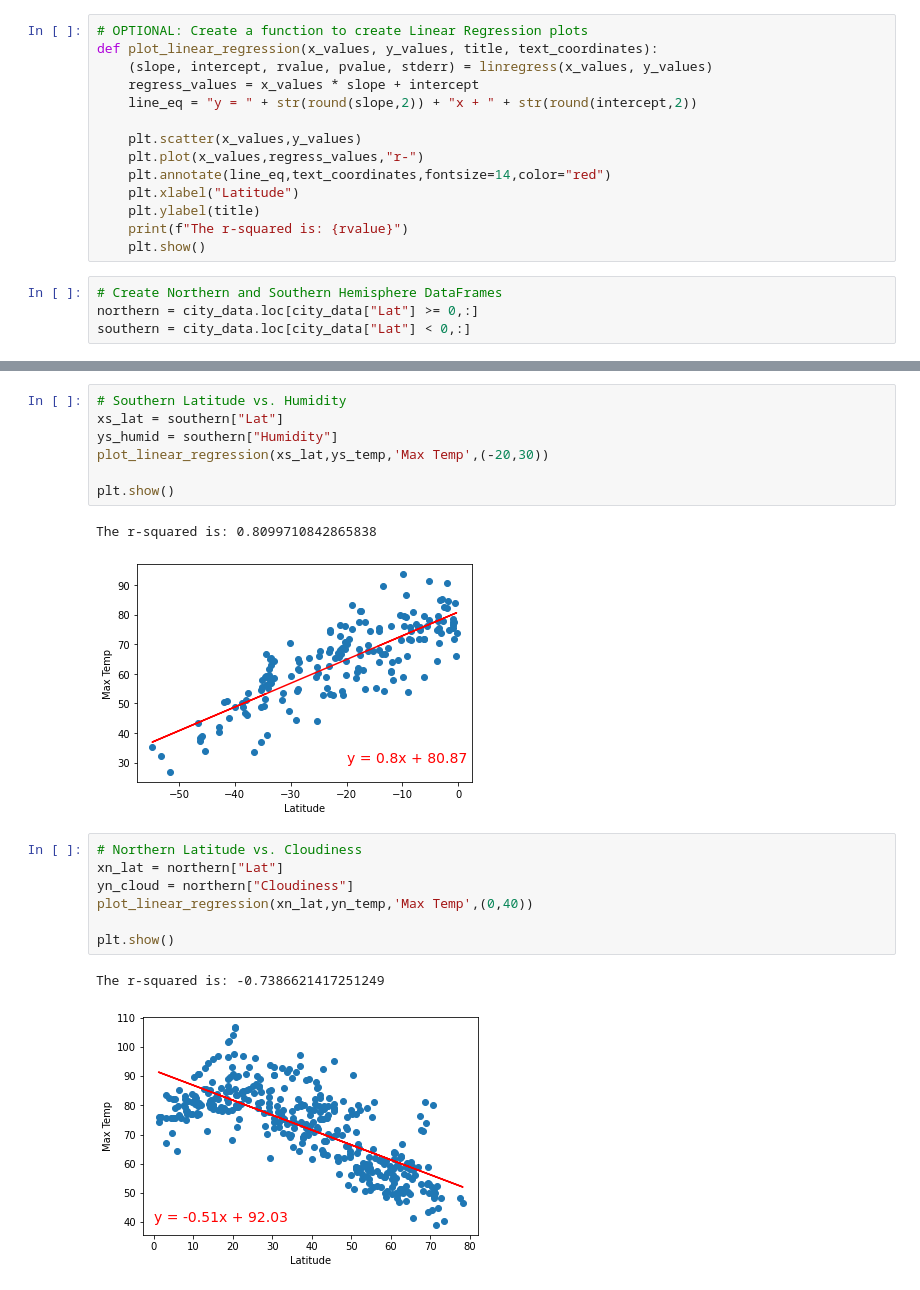
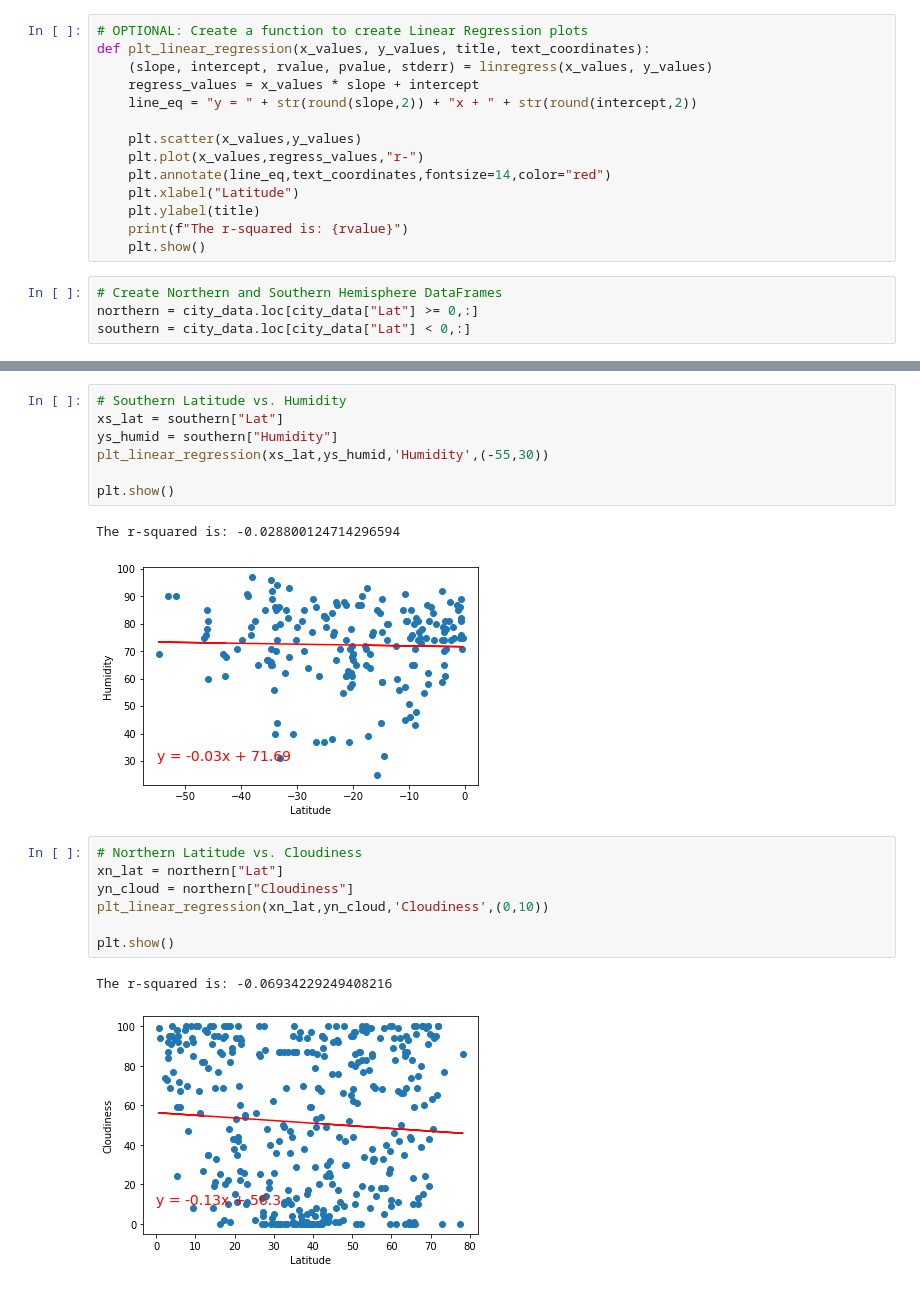
Before and after one commit to erinmlee97/Python_Api_Challenge, a Jupyter notebook: WeatherPy/WeatherPy.ipynb, the cells around one changed output, grey strips where cells are left out. Cells and saved outputs as stored; diff of their text form.

```diff
--- a/WeatherPy/WeatherPy.ipynb
+++ b/WeatherPy/WeatherPy.ipynb
@@ -179,6 +187,6 @@ Text(0.5, 1.0, 'City Latitude vs. Wind Speed')
 # %%
 # OPTIONAL: Create a function to create Linear Regression plots
-def plot_linear_regression(x_values, y_values, title, text_coordinates):
+def plt_linear_regression(x_values, y_values, title, text_coordinates):
     (slope, intercept, rvalue, pvalue, stderr) = linregress(x_values, y_values)
     regress_values = x_values * slope + intercept
     line_eq = "y = " + str(round(slope,2)) + "x + " + str(round(intercept,2))
@@ -228,22 +235,22 @@ The r-squared is: -0.7386621417251249
 # Southern Latitude vs. Humidity
 xs_lat = southern["Lat"]
 ys_humid = southern["Humidity"]
-plot_linear_regression(xs_lat,ys_temp,'Max Temp',(-20,30))
+plt_linear_regression(xs_lat,ys_humid,'Humidity',(-55,30))
 
 plt.show()
 # %% [output]
-The r-squared is: 0.8099710842865838
+The r-squared is: -0.028800124714296594
-[figure, old version]
+[figure, new version]
 # %%
 # Northern Latitude vs. Cloudiness
 xn_lat = northern["Lat"]
 yn_cloud = northern["Cloudiness"]
-plot_linear_regression(xn_lat,yn_temp,'Max Temp',(0,40))
+plt_linear_regression(xn_lat,yn_cloud,'Cloudiness',(0,10))
 
 plt.show()
 # %% [output]
-The r-squared is: -0.7386621417251249
+The r-squared is: -0.06934229249408216
-[figure, old version]
+[figure, new version]
 # %%
 # Southern Latitude vs. Cloudiness
 xs_lat = southern["Lat"]
```
Also changed, not shown: parts of 18 cells of this notebook, 1 other file.
